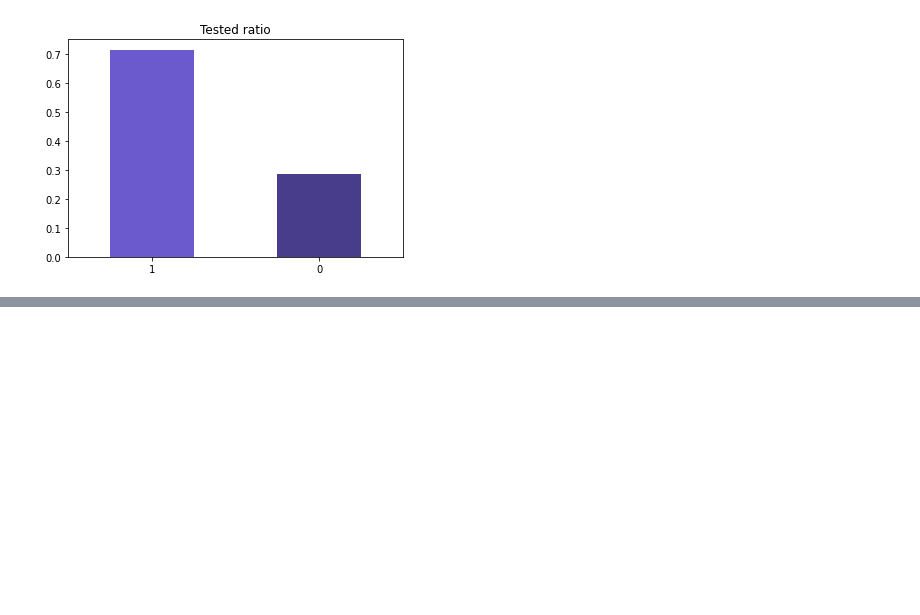
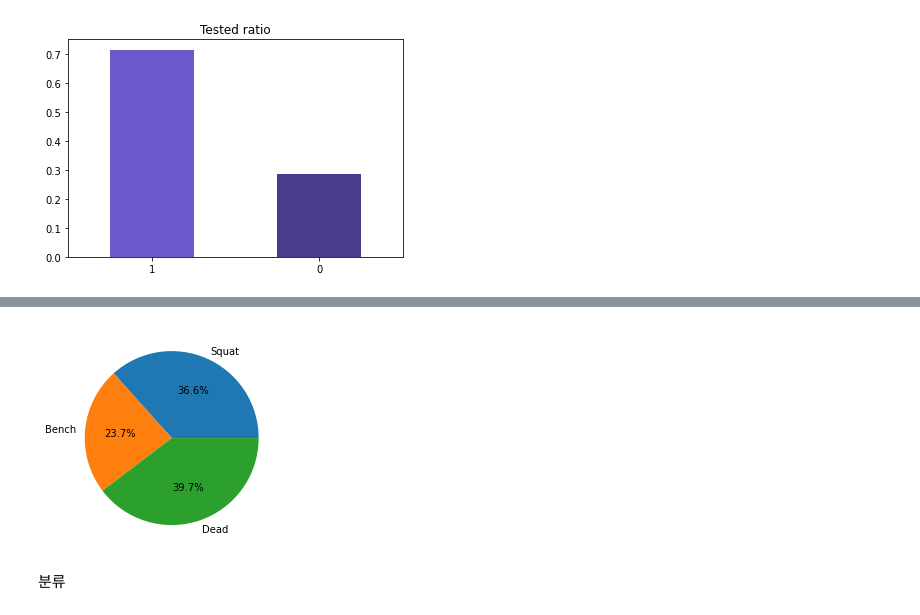
Before and after one commit to sbtmsk/Project2, a Jupyter notebook: AI_15_유재현_section2_project.ipynb, the cells around one changed output, grey strips where cells are left out. Saved outputs shown, nothing was run; the diff lists cells and outputs as text; code cells hidden in the pictures; blank space fills up the shorter version.

```diff
--- a/AI_15_유재현_section2_project.ipynb
+++ b/AI_15_유재현_section2_project.ipynb
@@ -410,0 +445,13 @@ plt.show()
+# %%
+squat = DF['Squat'].sum()
+bench = DF['Bench'].sum()
+dead = DF['Dead'].sum()
+# %%
+ratio = [squat,bench,dead]
+labels = ['Squat', 'Bench', 'Dead']
+plt.pie(ratio, labels=labels, autopct='%.1f%%')
+plt.show()
+# %% [output]
+[figure, added]
+# %% [markdown]
+분류
```
Also changed, not shown: parts of 35 cells of this notebook.
